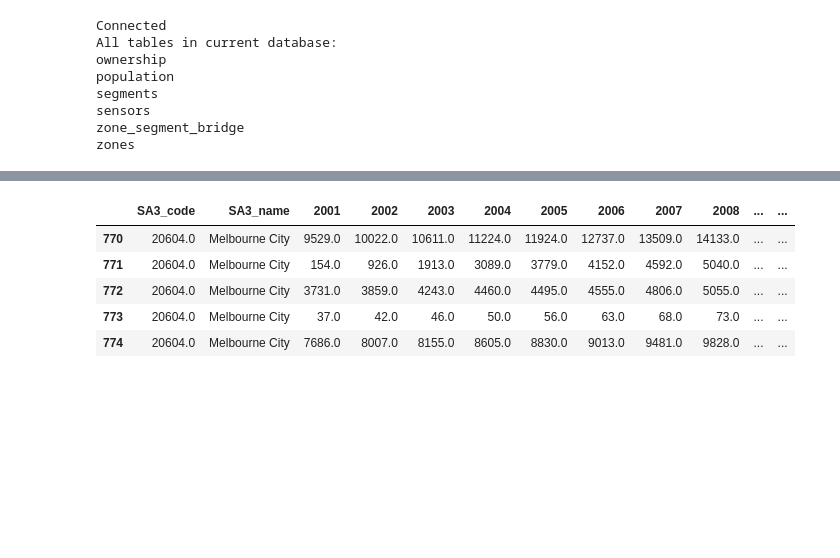
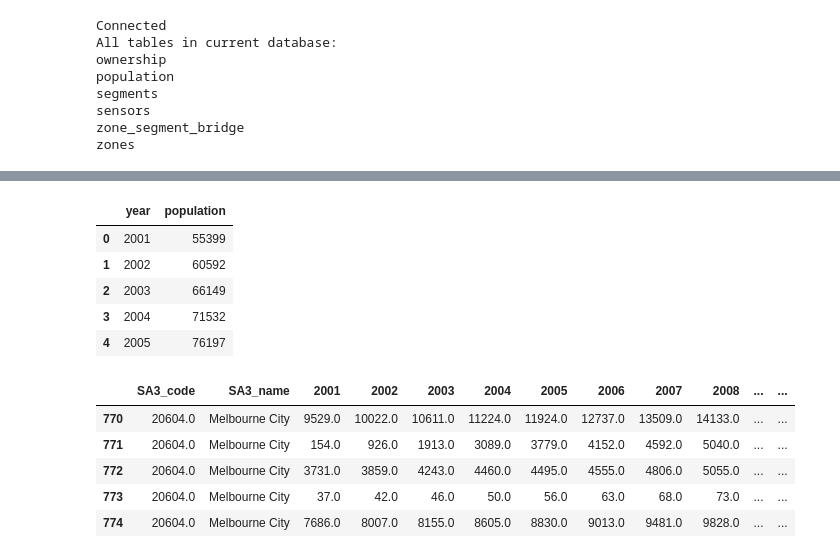
Before and after one commit to Flowisland/melb-cbd-parking, a Jupyter notebook: Notebooks/Data_Visualisation_Epic1.ipynb, the cells around one changed output, grey strips where cells are left out. Saved outputs shown, nothing was run; the diff lists cells and outputs as text; code cells hidden in the pictures; blank space fills up the shorter version.

```diff
--- a/Notebooks/Data_Visualisation_Epic1.ipynb
+++ b/Notebooks/Data_Visualisation_Epic1.ipynb
@@ -45,3 +53,12 @@ zones
+# %%
+pop_df.head()
+# %% [output]
+|  | year | population |
+| 0 | 2001 | 55399 |
+| 1 | 2002 | 60592 |
+| 2 | 2003 | 66149 |
+| 3 | 2004 | 71532 |
+| 4 | 2005 | 76197 |
 # %%
 # import plotly.express as px
 
```
Also changed, not shown: parts of 5 cells of this notebook.
